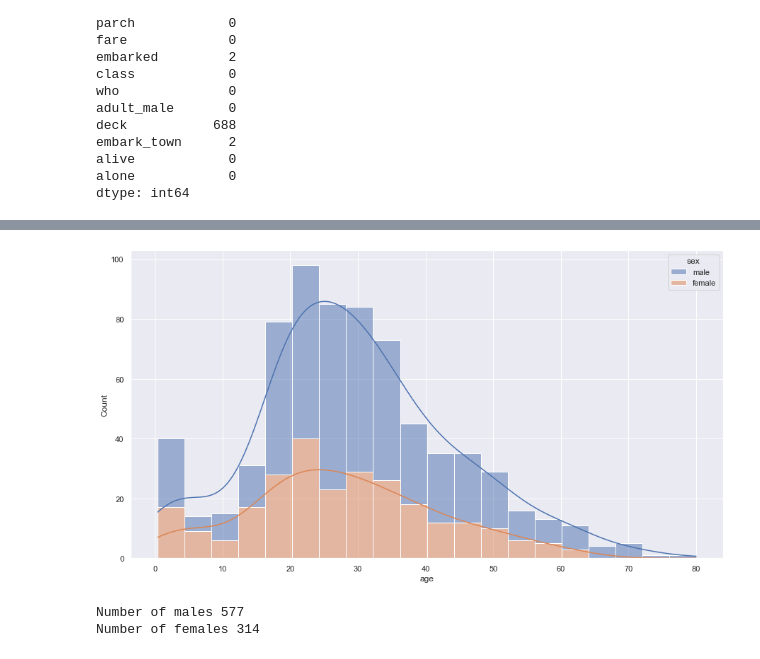
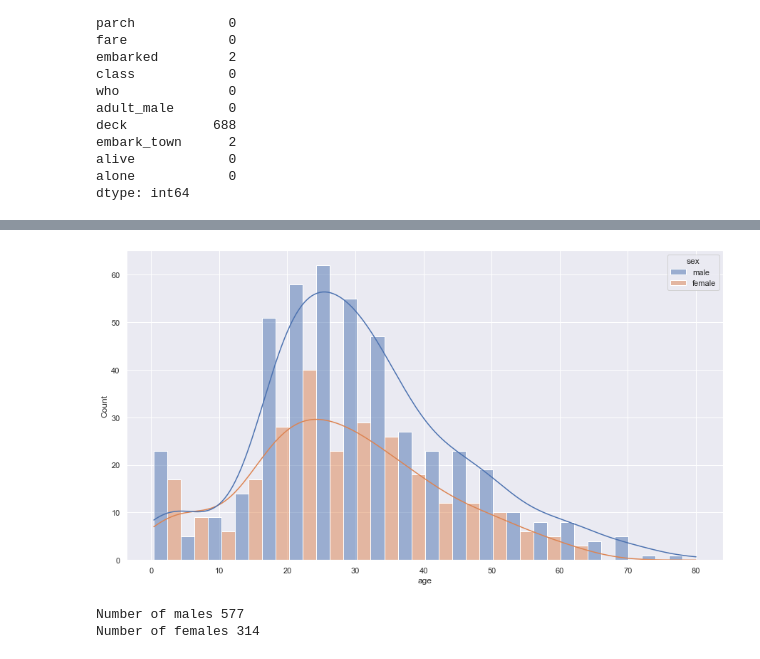
Before and after one commit to kokchun/Databehandling, a Jupyter notebook: Lectures/Code-alongs/L1-missing-aggregation.ipynb, the cells around one changed output, grey strips where cells are left out. Cells and saved outputs as stored; diff of their text form; code cells hidden in the pictures.

Commit message:
Multiple -> stack to dodge

```diff
--- a/Lectures/Code-alongs/L1-missing-aggregation.ipynb
+++ b/Lectures/Code-alongs/L1-missing-aggregation.ipynb
@@ -188,8 +188,8 @@ sns.histplot(data=titanic, x="age", kde=True, hue="sex", alpha=.3)
 # %%
-sns.histplot(data=titanic, x="age", kde=True, hue="sex", multiple="stack")
+sns.histplot(data=titanic, x="age", kde=True, hue="sex", multiple="dodge")
 sns.set_theme()
 # %% [output]
-[figure, old version]
+[figure, new version]
 # %%
 # talked to a titanic historian (not a real historian)
 # this dude says: use median age of corresponding gender to fill in ages
```
Also changed, not shown: parts of 1 cell of this notebook.
